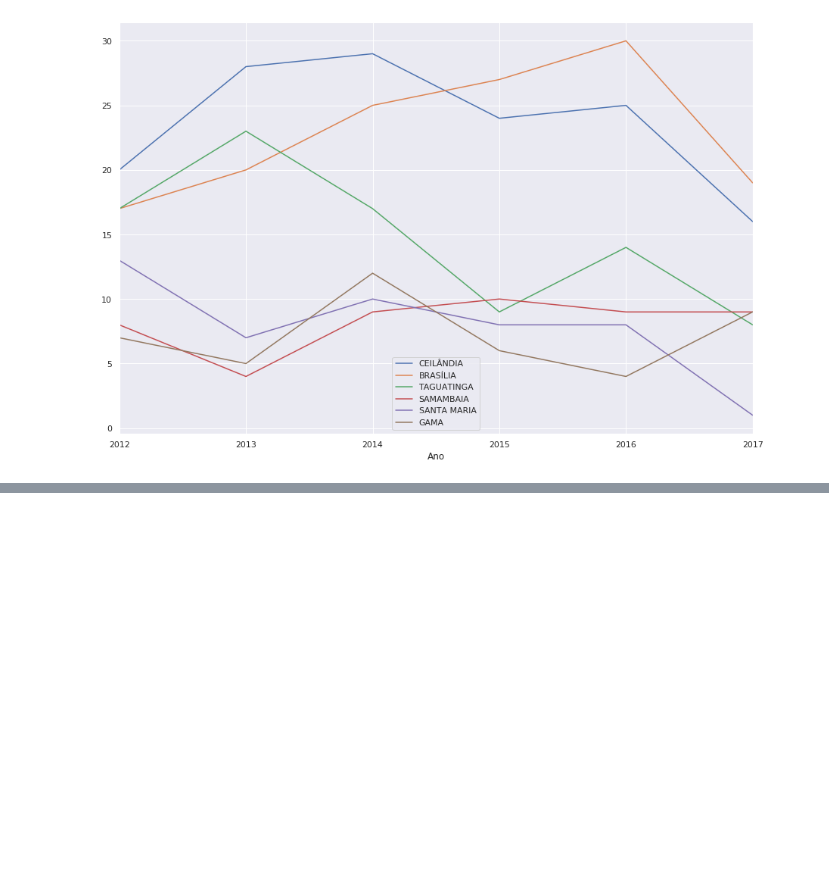
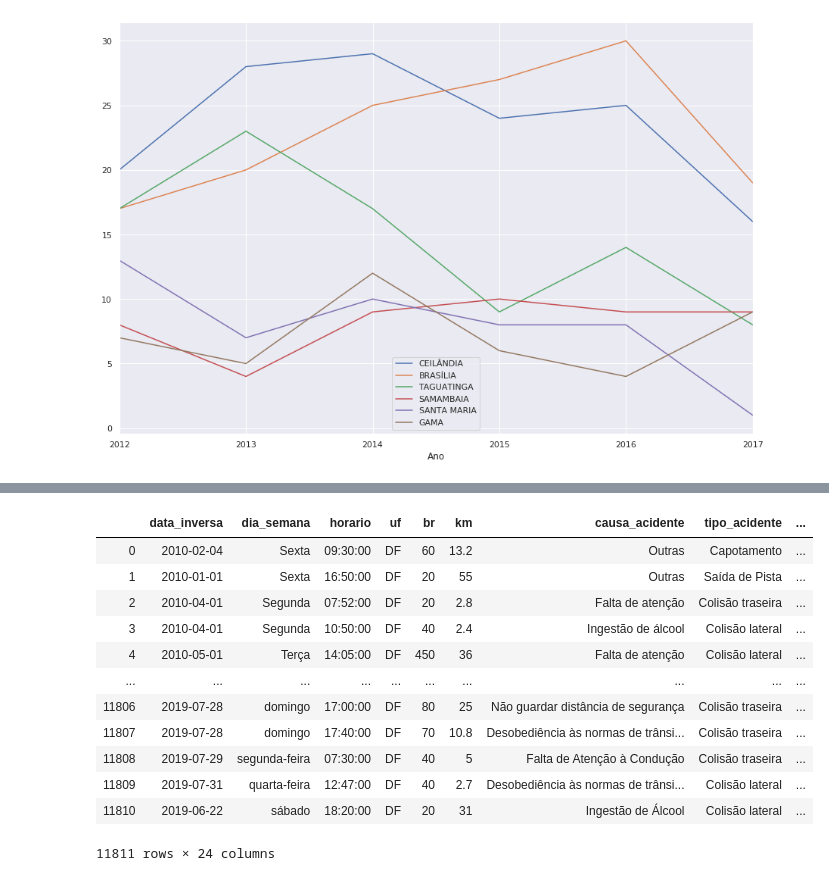
Before and after one commit to IagoCarvalho/tcc_scripts, a Jupyter notebook: QP01-Analysis.ipynb, the cells around one changed output, grey strips where cells are left out. Saved outputs shown, nothing was run; the diff lists cells and outputs as text; code cells hidden in the pictures; blank space fills up the shorter version.

```diff
--- a/QP01-Analysis.ipynb
+++ b/QP01-Analysis.ipynb
@@ -146,0 +166,16 @@ for cidade in cidades_com_mais_acidentes:
+# %%
+df_acidentes_rodovias_2010_2019
+# %% [output]
+|  | data_inversa | dia_semana | horario | uf | br | km | causa_acidente | tipo_acidente | ... |
+| 0 | 2010-02-04 | Sexta | 09:30:00 | DF | 60 | 13.2 | Outras | Capotamento | ... |
+| 1 | 2010-01-01 | Sexta | 16:50:00 | DF | 20 | 55 | Outras | Saída de Pista | ... |
+| 2 | 2010-04-01 | Segunda | 07:52:00 | DF | 20 | 2.8 | Falta de atenção | Colisão traseira | ... |
+| 3 | 2010-04-01 | Segunda | 10:50:00 | DF | 40 | 2.4 | Ingestão de álcool | Colisão lateral | ... |
+| 4 | 2010-05-01 | Terça | 14:05:00 | DF | 450 | 36 | Falta de atenção | Colisão lateral | ... |
+| ... | ... | ... | ... | ... | ... | ... | ... | ... | ... |
+| 11806 | 2019-07-28 | domingo | 17:00:00 | DF | 80 | 25 | Não guardar distância de segurança | Colisão traseira | ... |
+| 11807 | 2019-07-28 | domingo | 17:40:00 | DF | 70 | 10.8 | Desobediência às normas de trânsi... | Colisão traseira | ... |
+| 11808 | 2019-07-29 | segunda-feira | 07:30:00 | DF | 40 | 5 | Falta de Atenção à Condução | Colisão traseira | ... |
+| 11809 | 2019-07-31 | quarta-feira | 12:47:00 | DF | 40 | 2.7 | Desobediência às normas de trânsi... | Colisão lateral | ... |
+| 11810 | 2019-06-22 | sábado | 18:20:00 | DF | 20 | 31 | Ingestão de Álcool | Colisão lateral | ... |
+11811 rows × 24 columns
```
Also changed, not shown: parts of 7 cells of this notebook, 1 other file.
